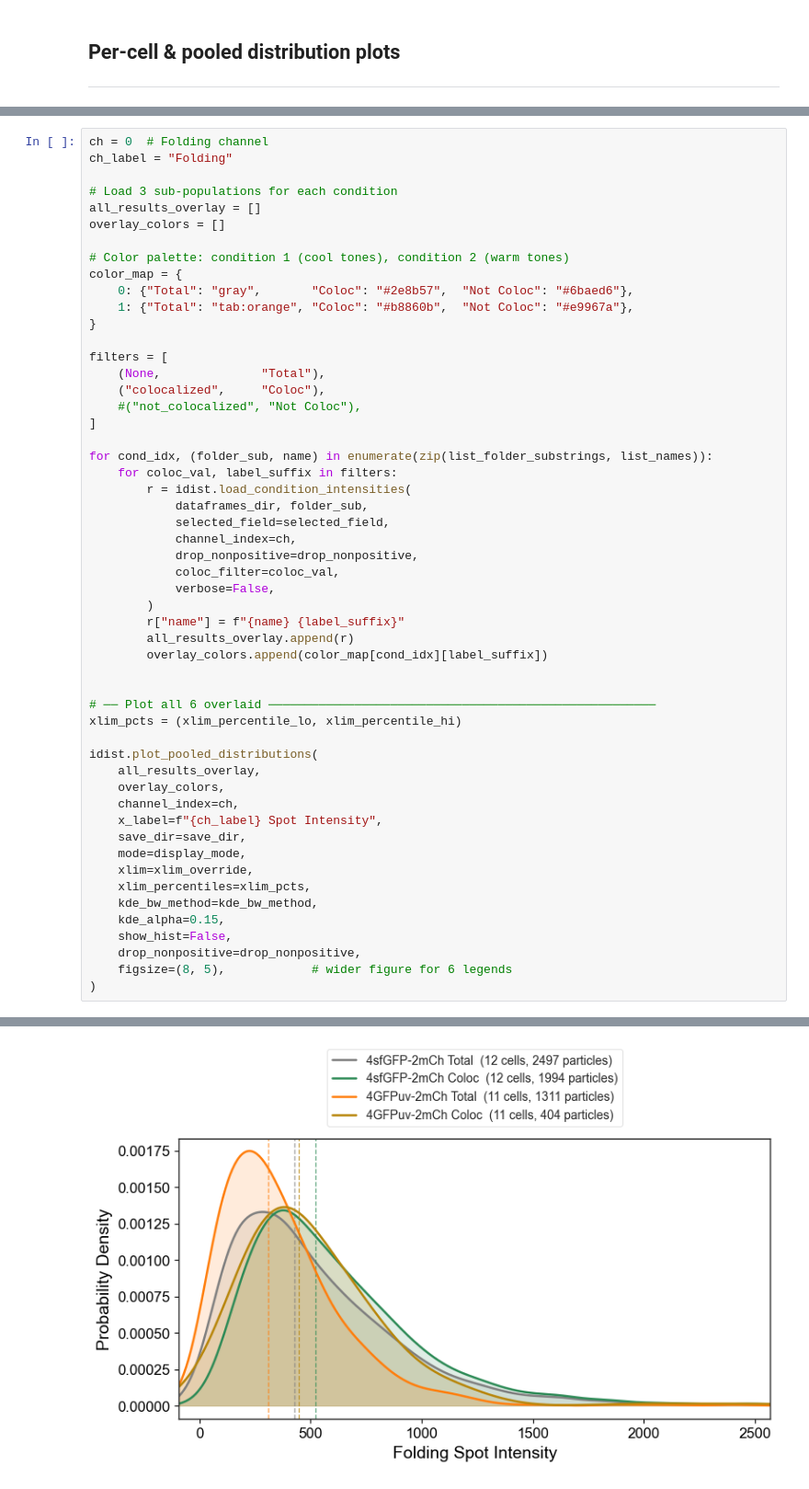
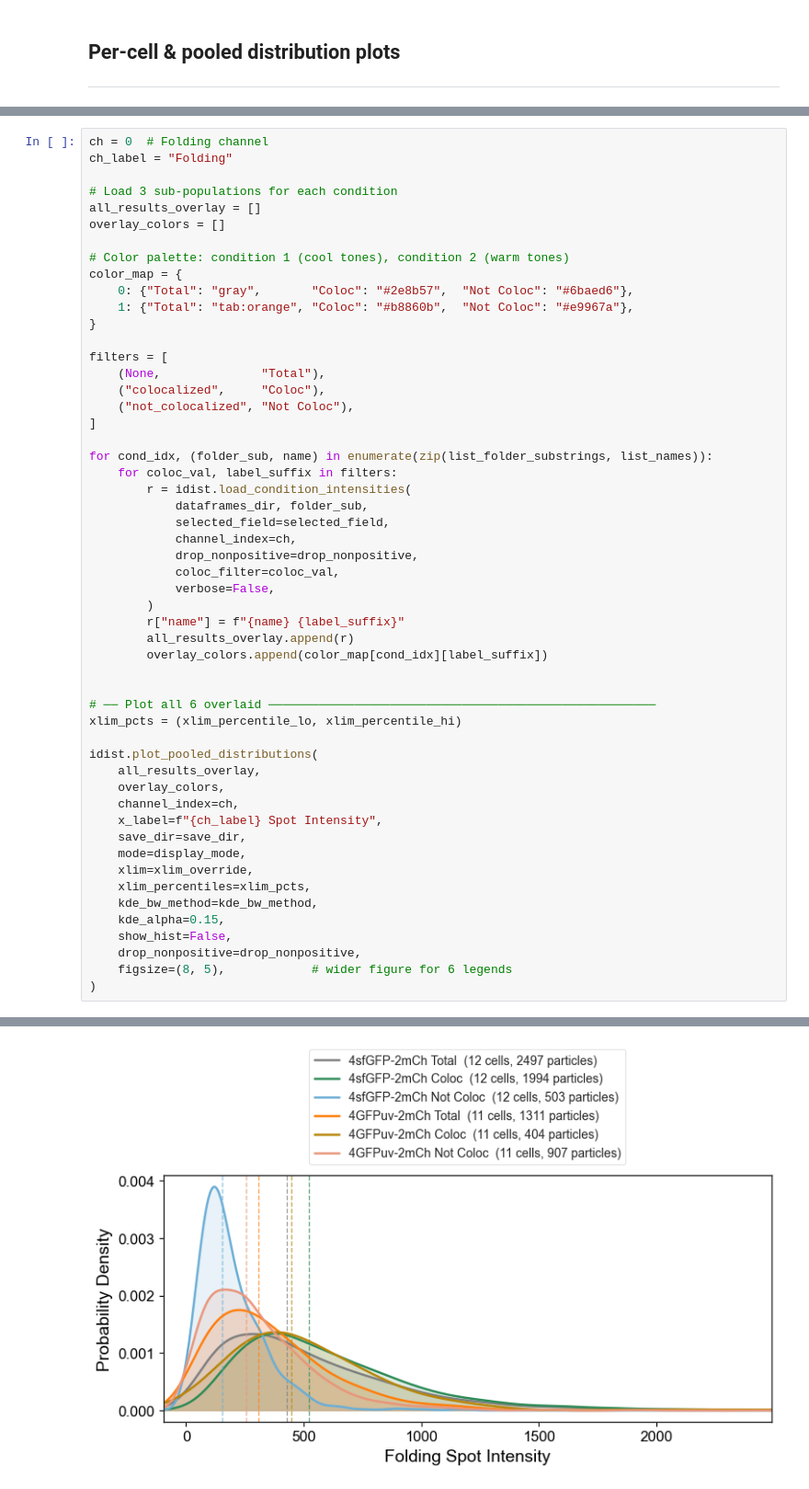
Before and after one commit to ningzhaoAnschutz/cof_paper, a Jupyter notebook: notebooks/CoF_project/Fig_intensity_distributions.ipynb, the cells around one changed output, grey strips where cells are left out. Shown at 92% size. Cells and saved outputs as stored; diff of their text form.

Commit message:
int distribution colocalization

```diff
--- a/notebooks/CoF_project/Fig_intensity_distributions.ipynb
+++ b/notebooks/CoF_project/Fig_intensity_distributions.ipynb
@@ -134,7 +134,7 @@ color_map = {
 filters = [
     (None,              "Total"),
     ("colocalized",     "Coloc"),
-    #("not_colocalized", "Not Coloc"),
+    ("not_colocalized", "Not Coloc"),
 ]
 
 for cond_idx, (folder_sub, name) in enumerate(zip(list_folder_substrings, list_names)):
@@ -178 +180 @@ idist.plot_pooled_distributions(
-[figure, old version]
+[figure, new version]
```
Also changed, not shown: parts of 1 cell of this notebook.
